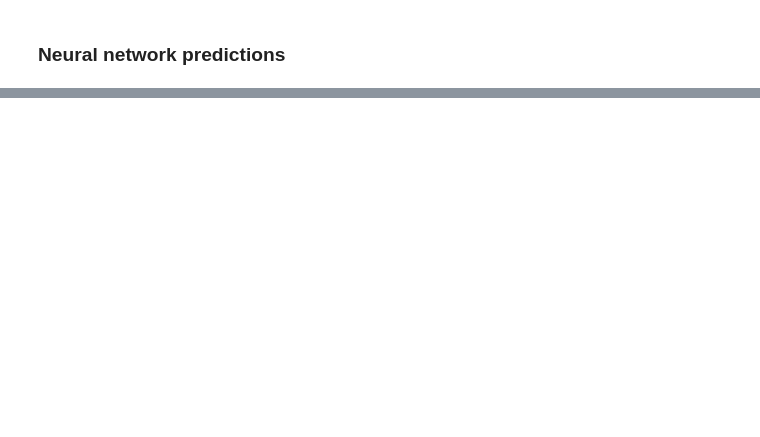
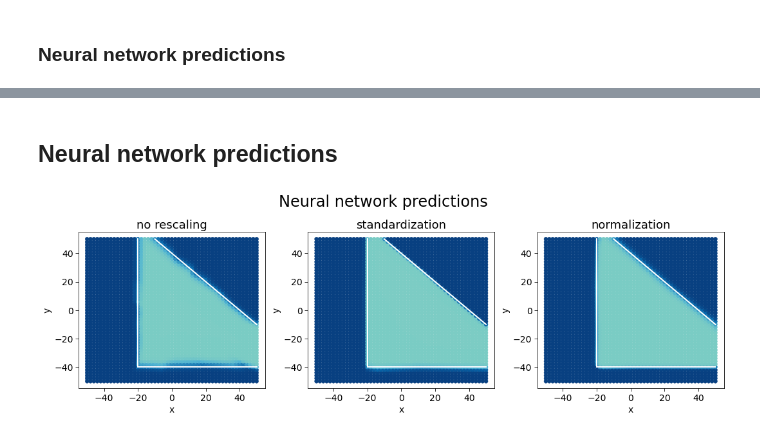
Before and after one commit to niklai99/LCP-modB, a Jupyter notebook: 02-DNN/02-DNN-3.ipynb, the cells around one changed output, grey strips where cells are left out. Cells and saved outputs as stored; diff of their text form; code cells hidden in the pictures; blank space fills up the shorter version.

```diff
--- a/02-DNN/02-DNN-3.ipynb
+++ b/02-DNN/02-DNN-3.ipynb
@@ -382,3 +581,48 @@ plt.show()
+# %% [markdown]
+## Neural network predictions
+# %%
+grid = create_data.create_grid(B=B, dx=2)
+
+grid_nr   = np.copy(grid)
+grid_std  = preprocess.standardize(grid, np.mean(grid, axis=0), np.std(grid, axis=0))
+grid_norm = preprocess.normalize(grid)
+
+grids = np.array([grid_nr, grid_std, grid_norm])
+# %%
+predictions        = []
+binary_predictions = []
+
+for i in range(len(dataset)):
+
+    y_pred = networks[i].predict(grids[i])
+    predictions.append(plot_utils.flatten(y_pred))
+
+    pred_binary = y_pred.copy()
+    pred_binary[y_pred <= 0.5] = 0
+    pred_binary[y_pred >  0.5] = 1
+    binary_predictions.append(plot_utils.flatten(pred_binary))
+# %%
+fig = plt.figure(figsize=(15,5))
+fig.suptitle("Neural network predictions", fontsize=24)
+
+for i in range(len(dataset)):
+
+    ax  = plot_utils.plot_labeled_data(
+        x               = grid_nr,
+        labels          = predictions[i],
+        fig             = fig,
+        subplot_id      = 131+i,
+        title           = titles[i],
+        palette         = "GnBu_r",
+        hue_norm        = (0, 2),
+        fontsize        = 14,
+        legend          = False
+    )
+    plot_utils.boundaries(ax, lw=2, color="w")
+
+plt.show()
+# %% [output]
+[figure, added]
 # %% [markdown]
 <a style='text-decoration:none;line-height:16px;display:flex;color:#5B5B62;padding:10px;justify-content:end;' href='https://deepnote.com?utm_source=created-in-deepnote-cell&projectId=452e6836-b7b8-455e-80d9-d4109b6baddf' target="_blank">
 <img alt='Created in deepnote.com' style='display:inline;max-height:16px;margin:0px;margin-right:7.5px;' src='embedded-picture-1' > </img>
```
Also changed, not shown: parts of 15 cells of this notebook.
